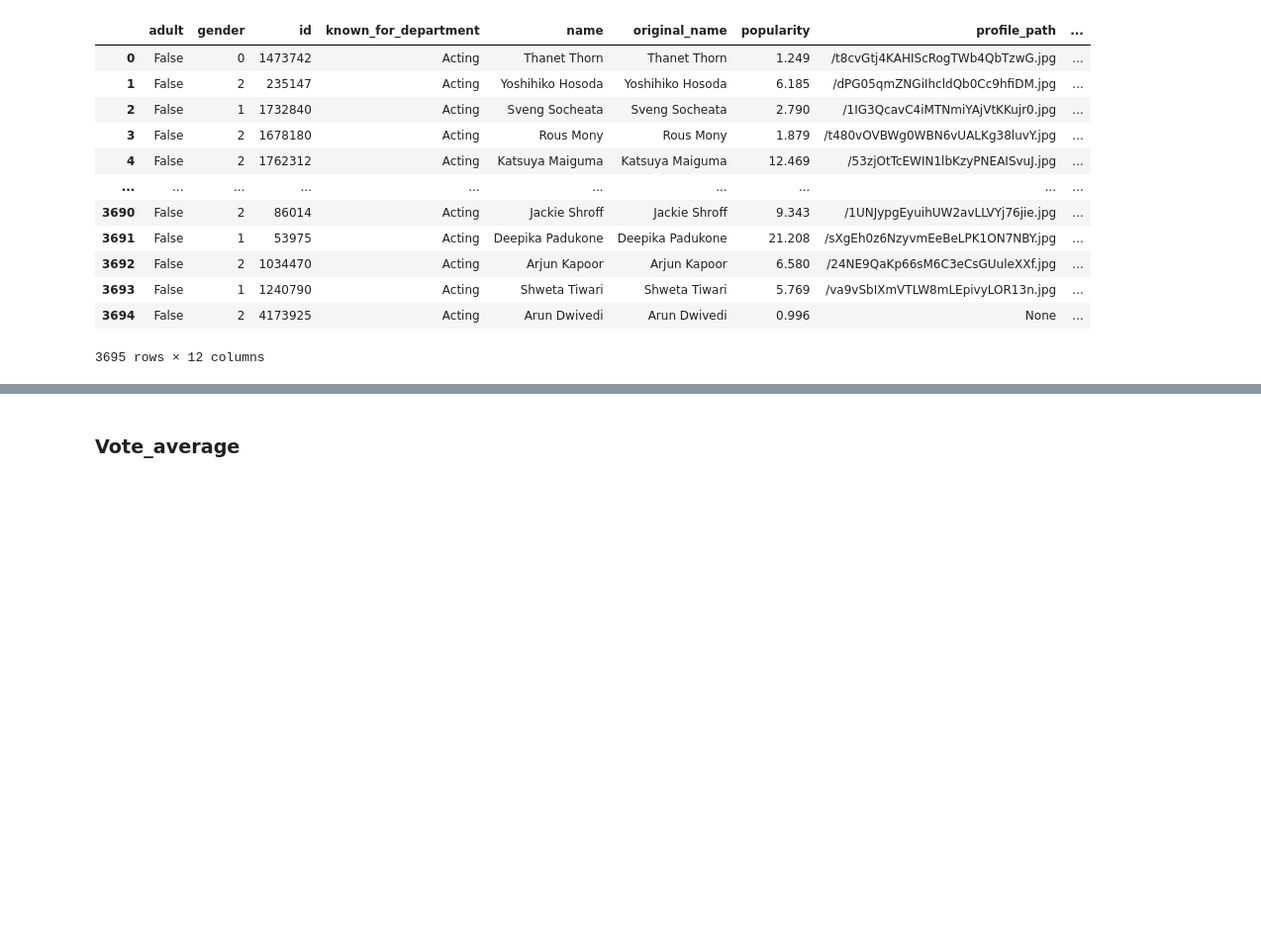
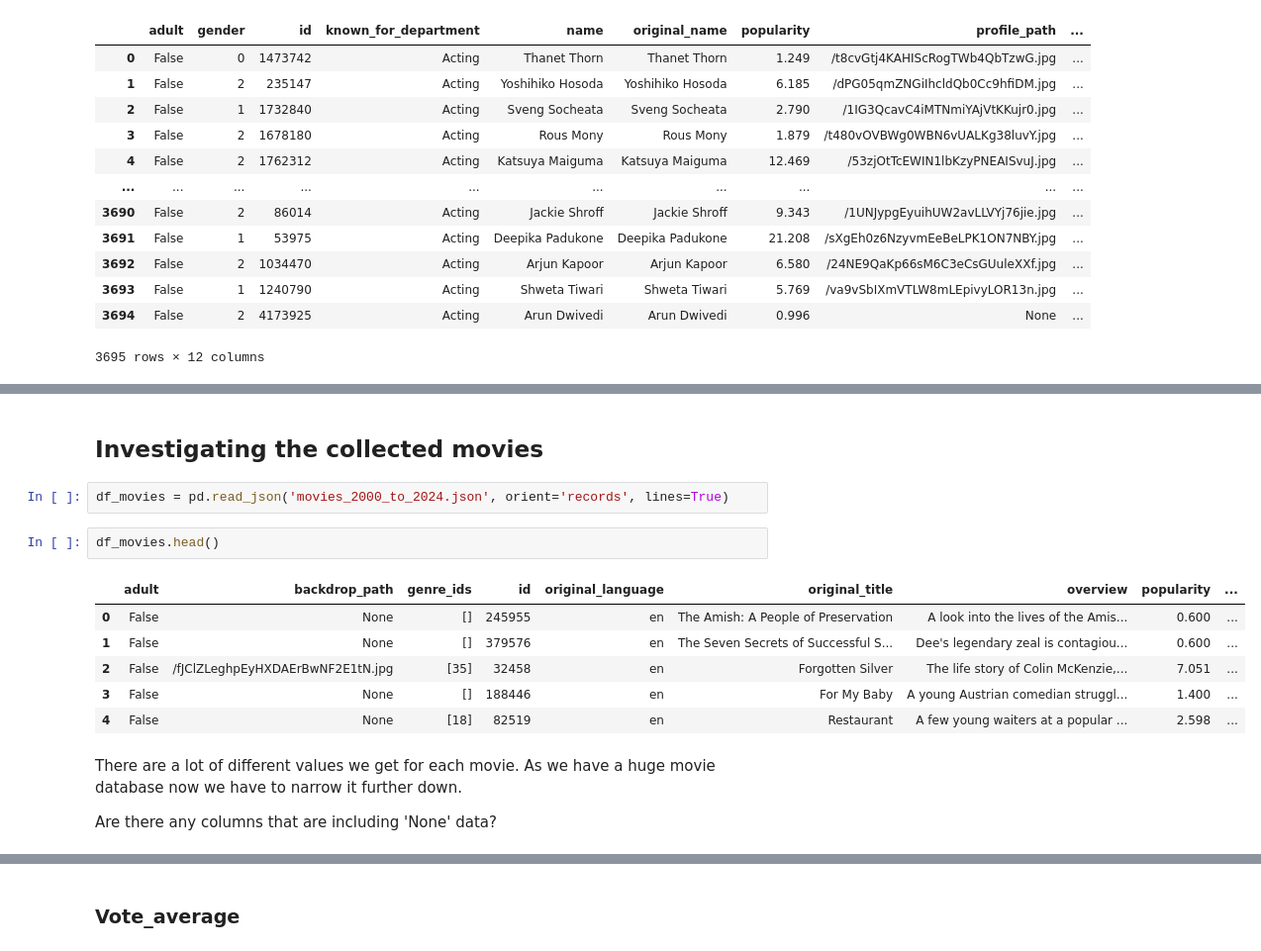
Before and after one commit to Simo067m/ComSocSci-Assignments, a Jupyter notebook: project/project_assignment.ipynb, the cells around one changed output, grey strips where cells are left out. Shown: that part at 99% size. Drawn from its saved outputs; the diff is of its cells as text; blank space fills up the shorter version.

```diff
--- a/project/project_assignment.ipynb
+++ b/project/project_assignment.ipynb
@@ -253,0 +165,18 @@ The mean of the vote_count is 90.61542993008979
+# %% [markdown]
+## Investigating the collected movies
+# %%
+df_movies = pd.read_json('movies_2000_to_2024.json', orient='records', lines=True)
+# %%
+df_movies.head()
+# %% [output]
+|  | adult | backdrop_path | genre_ids | id | original_language | original_title | overview | popularity | ... |
+| 0 | False | None | [] | 245955 | en | The Amish: A People of Preservation | A look into the lives of the Amis... | 0.600 | ... |
+| 1 | False | None | [] | 379576 | en | The Seven Secrets of Successful S... | Dee's legendary zeal is contagiou... | 0.600 | ... |
+| 2 | False | /fJClZLeghpEyHXDAErBwNF2E1tN.jpg | [35] | 32458 | en | Forgotten Silver | The life story of Colin McKenzie,... | 7.051 | ... |
+| 3 | False | None | [] | 188446 | en | For My Baby | A young Austrian comedian struggl... | 1.400 | ... |
+| 4 | False | None | [18] | 82519 | en | Restaurant | A few young waiters at a popular ... | 2.598 | ... |
+# %% [markdown]
+There are a lot of different values we get for each movie.
+As we have a huge movie database now we have to narrow it further down.
+
+Are there any columns that are including 'None' data?
```
Also changed, not shown: parts of 57 cells of this notebook, 3 other files.
